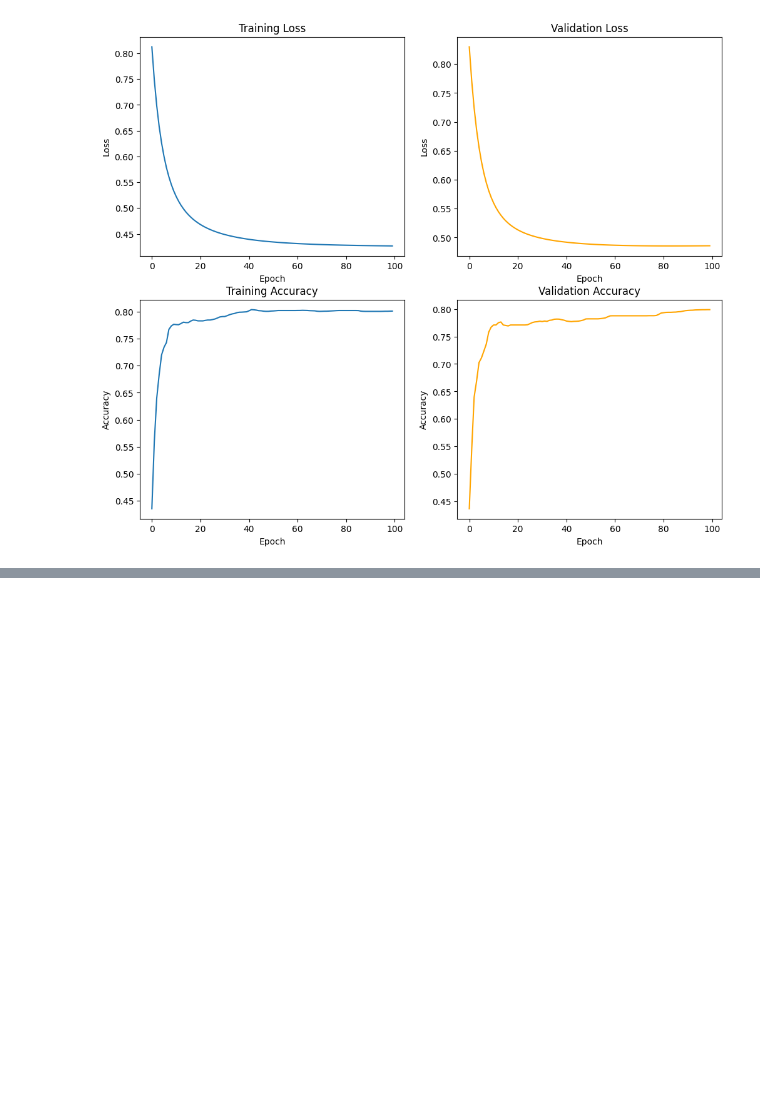
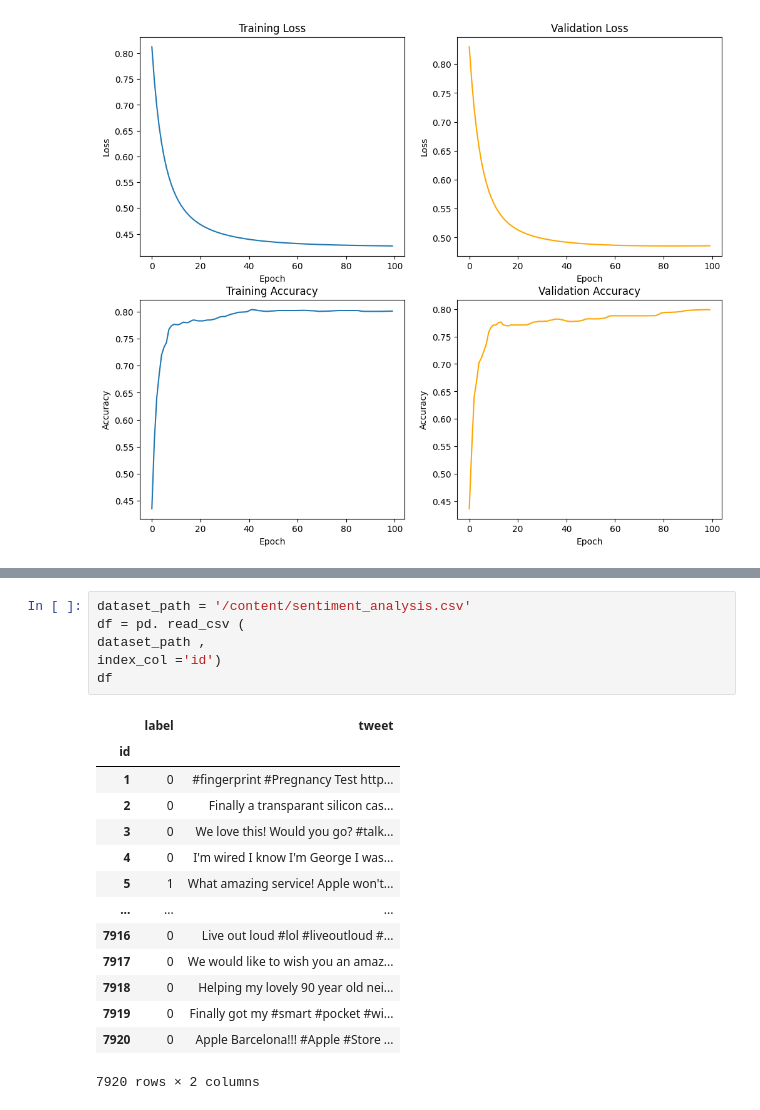
Before and after one commit to HuanAII/Excercise, a Jupyter notebook: ExerciseLogisticRegression_Titanic.ipynb, the cells around one changed output, grey strips where cells are left out. Saved outputs shown, nothing was run; the diff lists cells and outputs as text; blank space fills up the shorter version.

```diff
--- a/ExerciseLogisticRegression_Titanic.ipynb
+++ b/ExerciseLogisticRegression_Titanic.ipynb
@@ -210,0 +223,21 @@ Text(0.5, 1.0, 'Validation Accuracy')
+# %%
+dataset_path = '/content/sentiment_analysis.csv'
+df = pd. read_csv (
+dataset_path ,
+index_col ='id')
+df
+# %% [output]
+|  | label | tweet |
+| id |  |  |
+| 1 | 0 | #fingerprint #Pregnancy Test http... |
+| 2 | 0 | Finally a transparant silicon cas... |
+| 3 | 0 | We love this! Would you go? #talk... |
+| 4 | 0 | I'm wired I know I'm George I was... |
+| 5 | 1 | What amazing service! Apple won't... |
+| ... | ... | ... |
+| 7916 | 0 | Live out loud #lol #liveoutloud #... |
+| 7917 | 0 | We would like to wish you an amaz... |
+| 7918 | 0 | Helping my lovely 90 year old nei... |
+| 7919 | 0 | Finally got my #smart #pocket #wi... |
+| 7920 | 0 | Apple Barcelona!!! #Apple #Store ... |
+7920 rows × 2 columns
```
Also changed, not shown: parts of 12 cells of this notebook.
